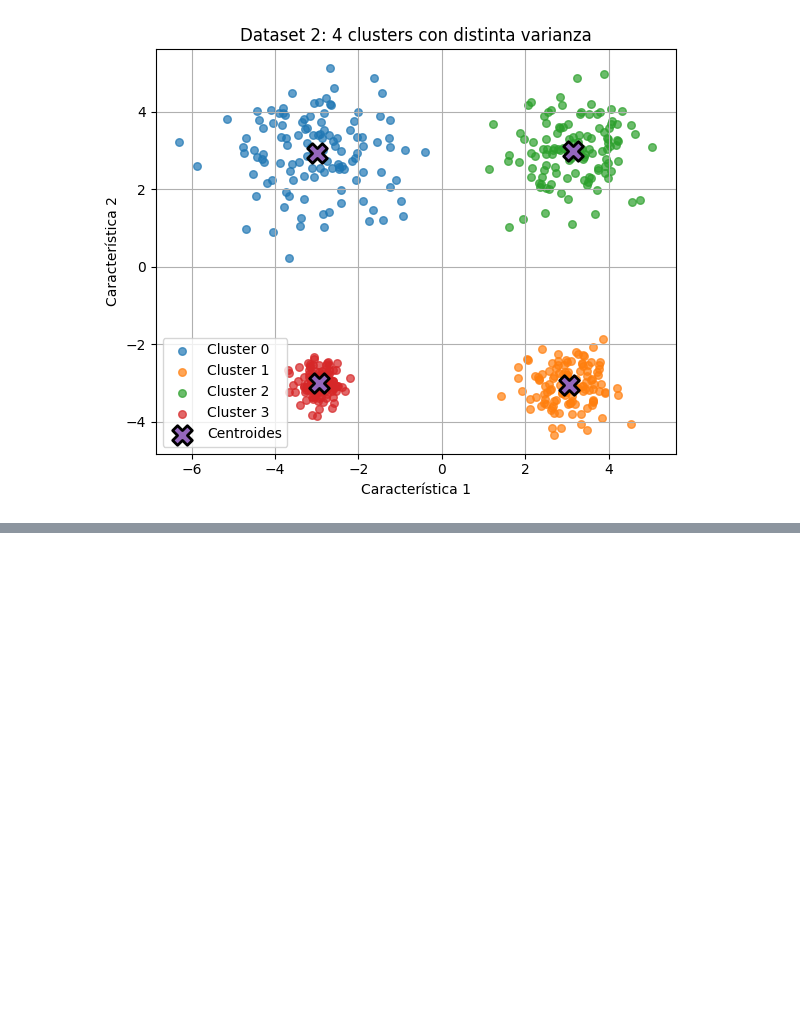
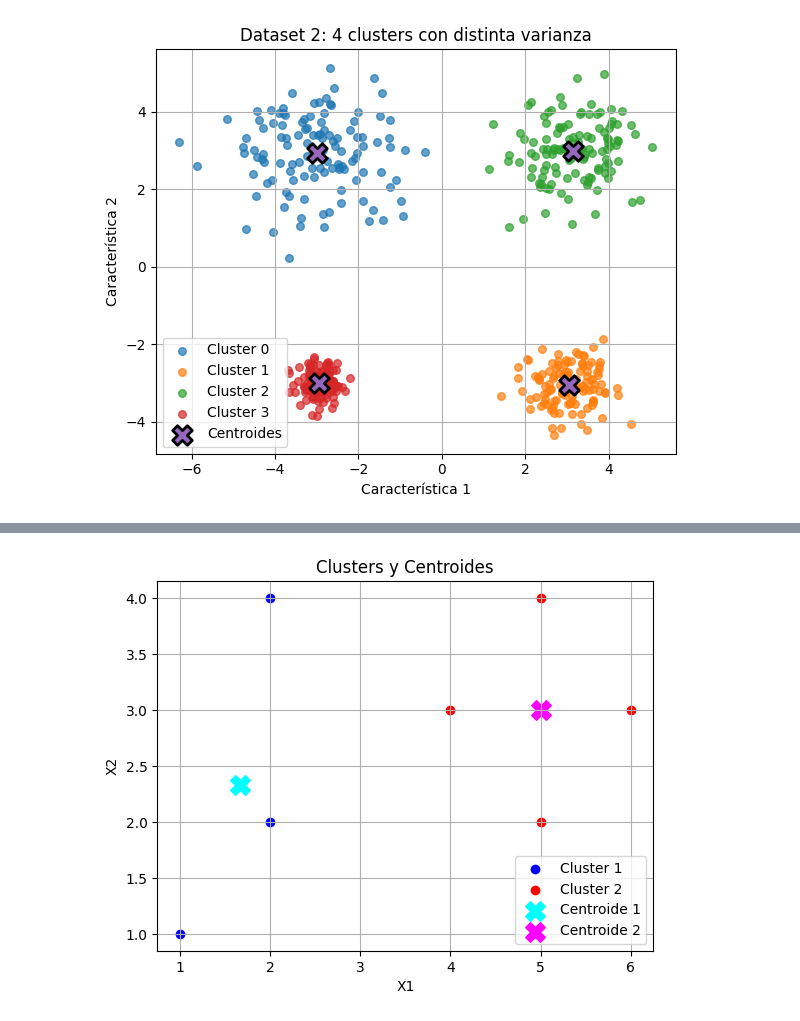
Before and after one commit to LiamSalazar/CienciaDatos, a Jupyter notebook: K_means.ipynb, the cells around one changed output, grey strips where cells are left out. Saved outputs shown, nothing was run; the diff lists cells and outputs as text; code cells hidden in the pictures; blank space fills up the shorter version.

```diff
--- a/K_means.ipynb
+++ b/K_means.ipynb
@@ -329,3 +329,95 @@ Centroides finales:
  [ 3.1557194   2.98730763]
  [-2.95490462 -3.00011706]]
 [figure]
+# %%
+import matplotlib.pyplot as plt
+import numpy as np
+
+# Distancia entre un punto y un centroide
+def distancia(punto, centroide):
+    return np.sqrt((punto[0] - centroide[0])**2 + (punto[1] - centroide[1])**2)
+
+# Asignación de clusters
+def asignar_clusters(data, c1, c2):
+    cluster1 = []
+    cluster2 = []
+    for punto in data:
+        d1 = distancia(punto, c1)
+        d2 = distancia(punto, c2)
+        if d1 < d2:
+            cluster1.append(punto)
+        else:
+            cluster2.append(punto)
+    return np.array(cluster1), np.array(cluster2)
+
+# Actualización de centroides (solo si hay cambios)
+def actualizar_centroides(cluster1, cluster2, c1, c2, cluster1_prev, cluster2_prev):
+    # Centroide 1
+    if cluster1_prev is not None and np.array_equal(cluster1, cluster1_prev):
+        # No cambia el cluster entonces mantenemos el centroide
+        c1_new = c1.copy()
+    else:
+        # Cambió entonces recalculamos
+        c1_new = np.mean(cluster1, axis=0)
+
+    # Centroide 2
+    if cluster2_prev is not None and np.array_equal(cluster2, cluster2_prev):
+        c2_new = c2.copy()
+    else:
+        c2_new = np.mean(cluster2, axis=0)
+
+    return c1_new, c2_new
+
+# k-means completo con control de convergencia por-cluster
+def kmeans(data, c1, c2, max_iters=10):
+    cluster1_prev = None
+    cluster2_prev = None
+
+    for i in range(max_iters):
+        # 1) Asignar clusters
+        cluster1, cluster2 = asignar_clusters(data, c1, c2)
+
+        # 2) Actualizar solo si cambiaron los clusters
+        c1_new, c2_new = actualizar_centroides(cluster1, cluster2, c1, c2, cluster1_prev, cluster2_prev)
+
+        print(f"Iteración {i+1}:")
+        print(f"  Centroide 1: {c1_new}")
+        print(f"  Centroide 2: {c2_new}")
+
+        # 3) Comprobar convergencia:
+        #    si ambos clusters son iguales a los previos → detener
+        if (cluster1_prev is not None and
+            cluster2_prev is not None and
+            np.array_equal(cluster1, cluster1_prev) and
+            np.array_equal(cluster2, cluster2_prev)):
+            print("Convergencia alcanzada (ningún cluster cambió).")
+            break
+
+        # 4) Actualizar variables para la siguiente iteración
+        c1, c2 = c1_new, c2_new
+        cluster1_prev = cluster1.copy()
+        cluster2_prev = cluster2.copy()
+
+    return c1, c2, cluster1, cluster2
+
+# Visualización
+def plot_clusters(cluster1, cluster2, c1, c2):
+    plt.scatter(cluster1[:,0], cluster1[:,1], color='blue', label='Cluster 1')
+    plt.scatter(cluster2[:,0], cluster2[:,1], color='red', label='Cluster 2')
+    plt.scatter(c1[0], c1[1], color='cyan', marker='X', s=200, label='Centroide 1')
+    plt.scatter(c2[0], c2[1], color='magenta', marker='X', s=200, label='Centroide 2')
+    plt.title('Clusters y Centroides')
+    plt.xlabel('X1')
+    plt.ylabel('X2')
+    plt.legend()
+    plt.grid()
+    plt.show()
+
+# Mi implementación de K-means
+data = np.array([[1,1],[2,2],[2,4],[4,3],[5,2],[5,4],[6,3]]) # Defino el dataset
+# Establezco los centroides iniciales
+c1 = [3,5]
+c2 = [6,4]
+c1_final, c2_final, cluster1, cluster2 = kmeans(data, c1, c2, max_iters=5)
+plot_clusters(cluster1, cluster2, c1_final, c2_final)
+# %% [output]
@@ -331,0 +431 @@ Centroides finales:
+[figure, added]
```
Also changed, not shown: parts of 1 cell of this notebook.
